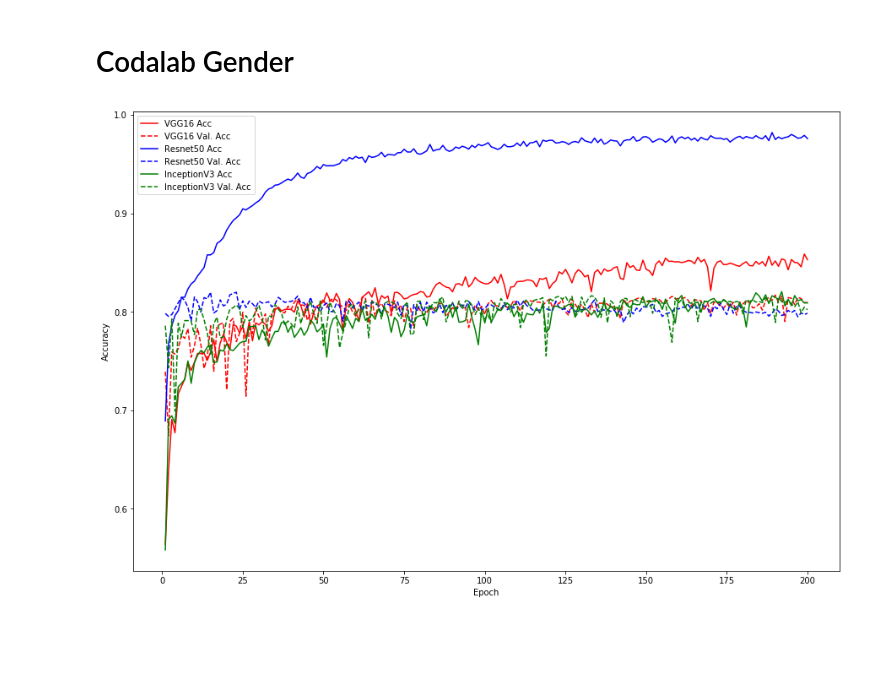
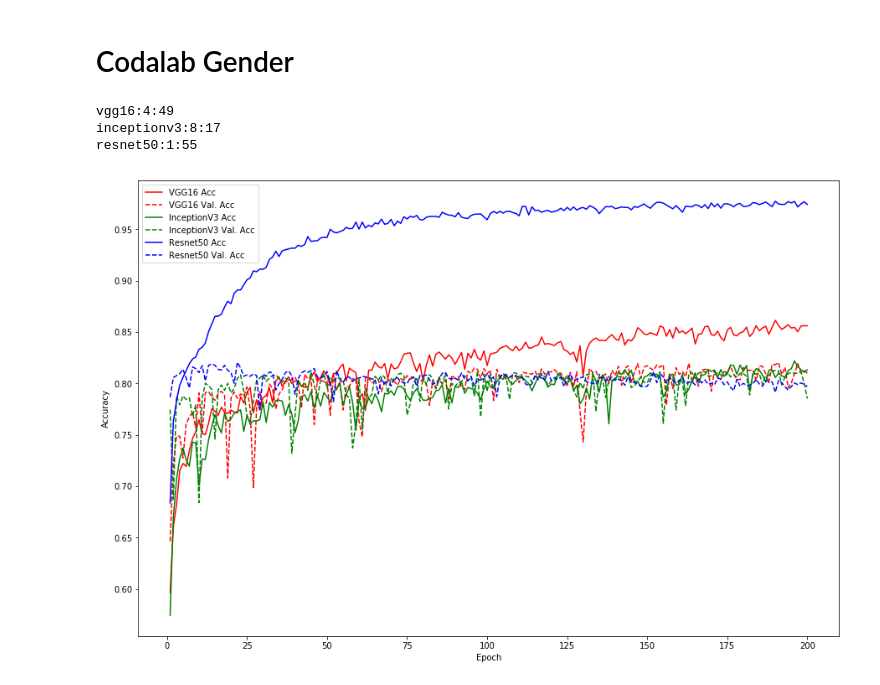
Before and after one commit to akbargumbira/PretrainedFeatureExtraction, a Jupyter notebook: src/notebook/features_extraction.ipynb, the cells around one changed output. Cells and saved outputs as stored; diff of their text form; code cells hidden in the pictures; blank space fills up the shorter version.

```diff
--- a/src/notebook/features_extraction.ipynb
+++ b/src/notebook/features_extraction.ipynb
@@ -74,19 +102,30 @@ plt.show()
 # %% [markdown]
 # Codalab Gender
+# %%
+# Training time
+models = ['vgg16', 'inceptionv3', 'resnet50']
+for model in models:
+    time_path = data_path('codalab', '224_224', 'model', 'gender', model, 'time.pkl')
+    time = load_serialized_object(time_path)
+    print('%s:' % model + '{}:{}'.format(*divmod(time, 60)))
+# %% [output]
+vgg16:4:49
+inceptionv3:8:17
+resnet50:1:55
 # %%
-vgg16_history = load_serialized_object(data_path('codalab', '224_224', 'model', 'gender', 'vgg16', 'hist_20171025-181011_20171025-185306.pkl'))
-resnet50_history = load_serialized_object(data_path('codalab', '224_224', 'model', 'gender', 'resnet50', 'hist_20171025-201508_20171025-201858.pkl'))
-inceptionv3_history = load_serialized_object(data_path('codalab', '224_224', 'model', 'gender', 'inceptionv3', 'hist_20171025-185306_20171025-201507.pkl'))
+vgg16_history = load_serialized_object(data_path('codalab', '224_224', 'model', 'gender', 'vgg16', 'hist.pkl'))
+resnet50_history = load_serialized_object(data_path('codalab', '224_224', 'model', 'gender', 'resnet50', 'hist.pkl'))
+inceptionv3_history = load_serialized_object(data_path('codalab', '224_224', 'model', 'gender', 'inceptionv3', 'hist.pkl'))
 
 plt.plot(range(1, 1+len(vgg16_history['acc'])), vgg16_history['acc'], label='VGG16 Acc', color='r')
 plt.plot(range(1, 1+len(vgg16_history['val_acc'])), vgg16_history['val_acc'], label='VGG16 Val. Acc', linestyle='--', color='r')
+plt.plot(range(1, 1+len(inceptionv3_history['acc'])), inceptionv3_history['acc'], label='InceptionV3 Acc', color='g')
+plt.plot(range(1, 1+len(inceptionv3_history['val_acc'])), inceptionv3_history['val_acc'], label='InceptionV3 Val. Acc', linestyle='--', color='g')
 plt.plot(range(1, 1+len(resnet50_history['acc'])), resnet50_history['acc'], label='Resnet50 Acc', color='b')
 plt.plot(range(1, 1+len(resnet50_history['val_acc'])), resnet50_history['val_acc'], label='Resnet50 Val. Acc', linestyle='--', color='b')
-plt.plot(range(1, 1+len(inceptionv3_history['acc'])), inceptionv3_history['acc'], label='InceptionV3 Acc', color='g')
-plt.plot(range(1, 1+len(inceptionv3_history['val_acc'])), inceptionv3_history['val_acc'], label='InceptionV3 Val. Acc', linestyle='--', color='g')
 plt.xlabel('Epoch')
 plt.ylabel('Accuracy')
 plt.legend()
 plt.show()
 # %% [output]
-[figure, old version]
+[figure, new version]
```
Also changed, not shown: parts of 9 cells of this notebook, 4 other files.
